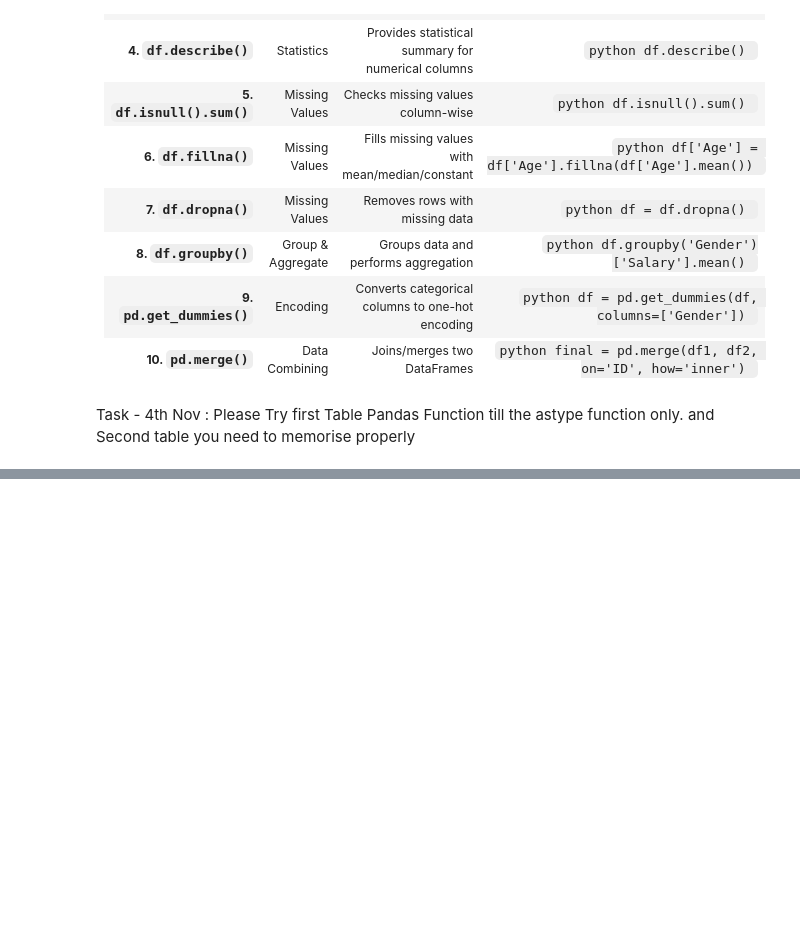
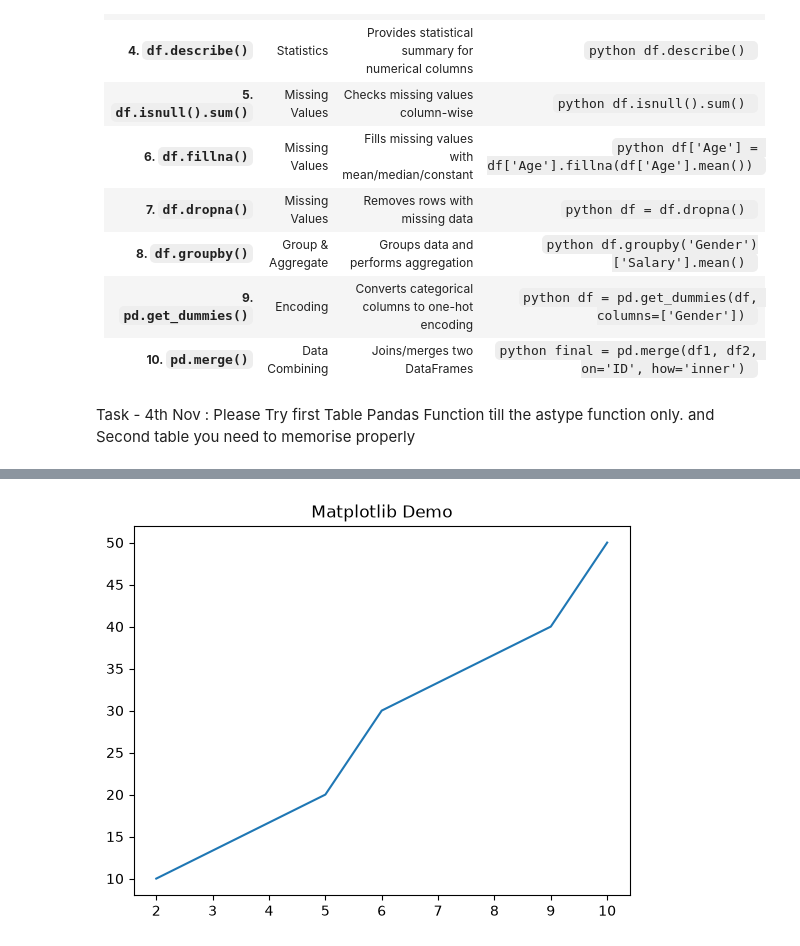
Before and after one commit to gopalR07122506/AIML_Oct26, a Jupyter notebook: python.ipynb, the cells around one changed output, grey strips where cells are left out. Saved outputs shown, nothing was run; the diff lists cells and outputs as text; code cells hidden in the pictures; blank space fills up the shorter version.

Commit message:
Numpy, Matplotlib, Seaborn

```diff
--- a/python.ipynb
+++ b/python.ipynb
@@ -1238,0 +1404,3 @@ and Second table you need to memorise properly
+# %%
+y=[10,20,30,40,50]
+x=[2,5,6,9,10]
@@ -1238,0 +1409,6 @@ and Second table you need to memorise properly
+# %%
+plt.plot(x,y)
+plt.title("Matplotlib Demo")
+plt.show()
+# %% [output]
+[figure, added]
```
Also changed, not shown: parts of 40 cells of this notebook, 3 other files.
